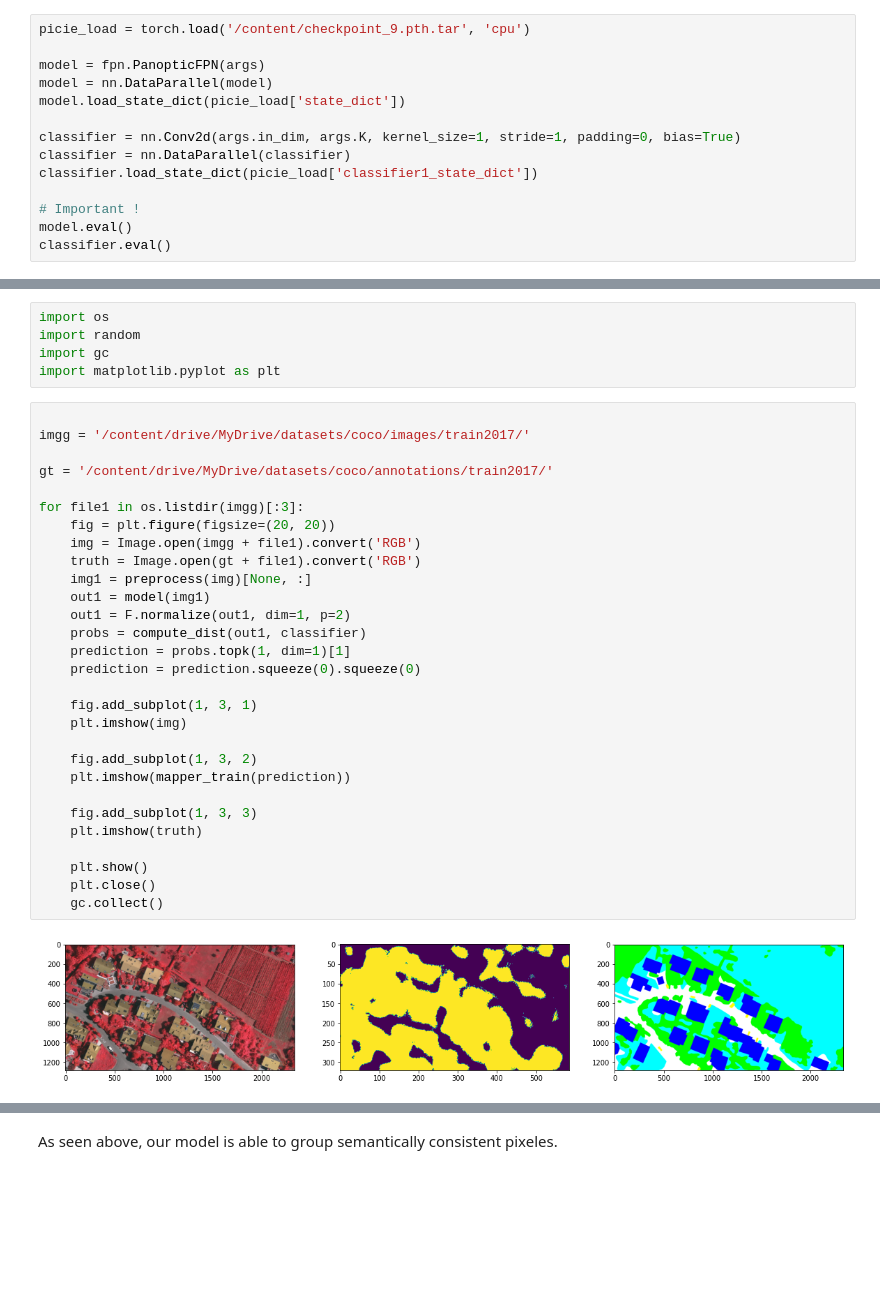
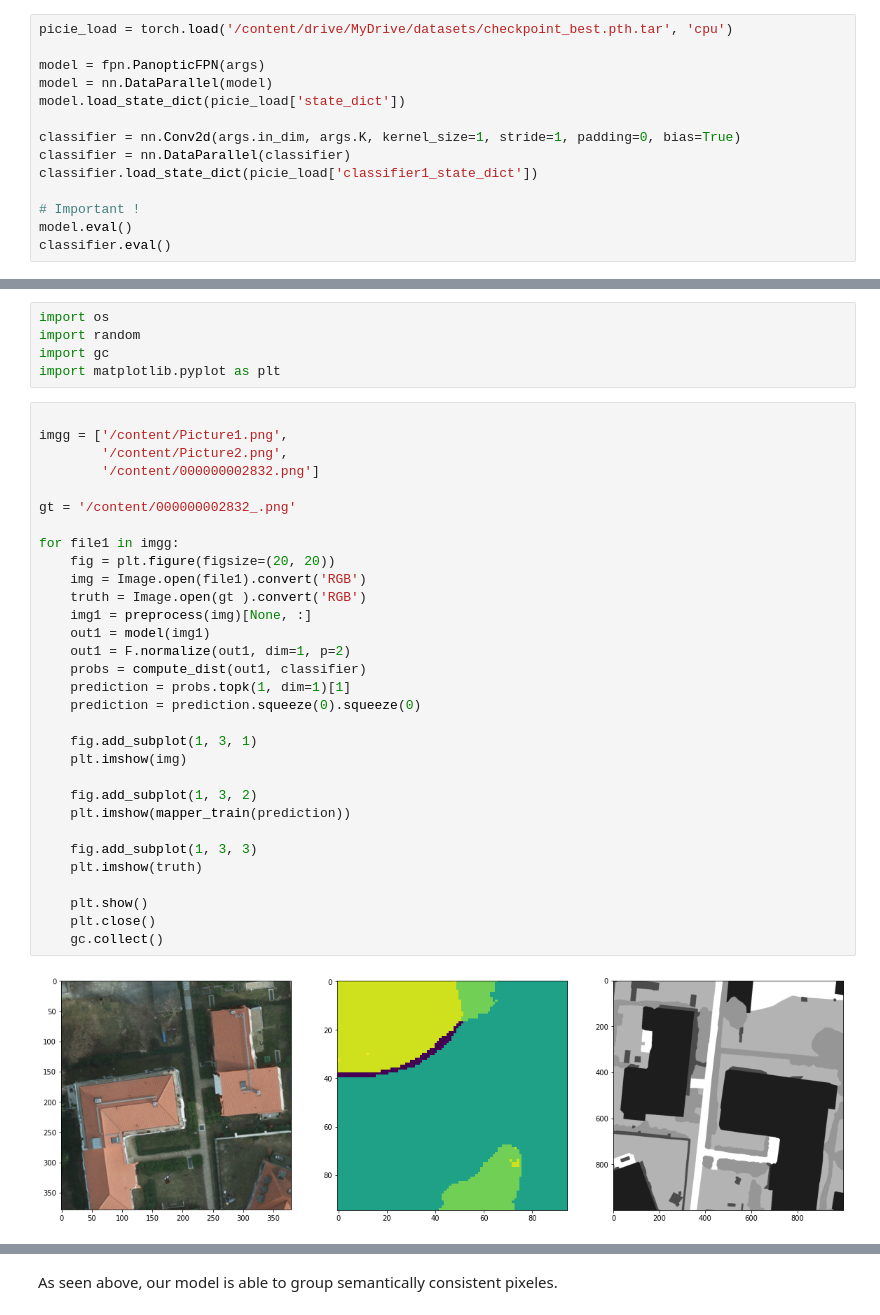
Before and after one commit to Kaustuv1234/MTech_image_segmentation, a Jupyter notebook: output_picie.ipynb, the cells around one changed output, grey strips where cells are left out. Drawn from its saved outputs; the diff is of its cells as text; blank space fills up the shorter version.

```diff
--- a/output_picie.ipynb
+++ b/output_picie.ipynb
@@ -104,5 +96,5 @@ To: /content/checkpoint_9.pth.tar
 # %%
-picie_load = torch.load('/content/checkpoint_9.pth.tar', 'cpu')
+picie_load = torch.load('/content/drive/MyDrive/datasets/checkpoint_best.pth.tar', 'cpu')
 
 model = fpn.PanopticFPN(args)
 model = nn.DataParallel(model)
@@ -179,32 +166,34 @@ import gc
 import matplotlib.pyplot as plt
 # %%
 
-imgg = '/content/drive/MyDrive/datasets/coco/images/train2017/'
+imgg = ['/content/Picture1.png',
+        '/content/Picture2.png',
+        '/content/000000002832.png']
 
-gt = '/content/drive/MyDrive/datasets/coco/annotations/train2017/'
+gt = '/content/000000002832_.png'
 
-for file1 in os.listdir(imgg)[:3]:
+for file1 in imgg:
     fig = plt.figure(figsize=(20, 20))
-    img = Image.open(imgg + file1).convert('RGB')
-    truth = Image.open(gt + file1).convert('RGB')
+    img = Image.open(file1).convert('RGB')
+    truth = Image.open(gt ).convert('RGB')
     img1 = preprocess(img)[None, :]
     out1 = model(img1)
     out1 = F.normalize(out1, dim=1, p=2)
     probs = compute_dist(out1, classifier)
     prediction = probs.topk(1, dim=1)[1]
     prediction = prediction.squeeze(0).squeeze(0)
 
     fig.add_subplot(1, 3, 1)
     plt.imshow(img)
 
     fig.add_subplot(1, 3, 2)
     plt.imshow(mapper_train(prediction))
 
     fig.add_subplot(1, 3, 3)
     plt.imshow(truth)
 
     plt.show()
     plt.close()
     gc.collect()
 # %% [output]
-[figure, old version]
+[figure, new version]
```
Also changed, not shown: parts of 7 cells of this notebook.
